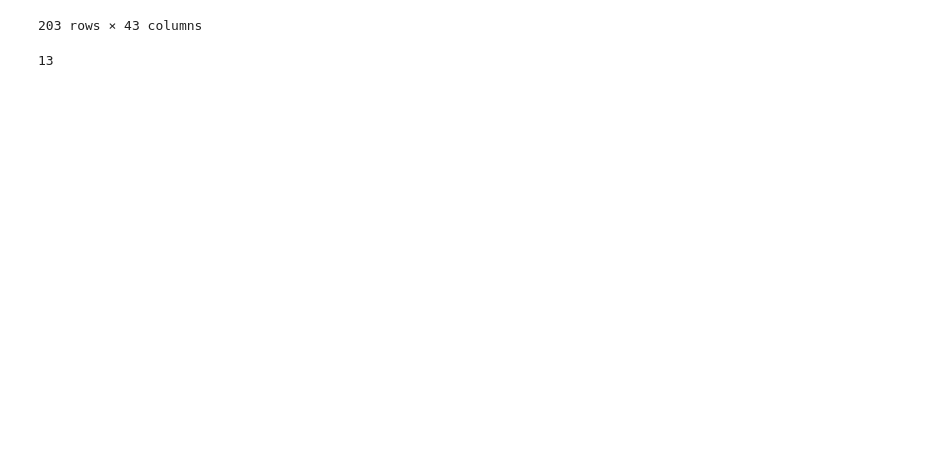
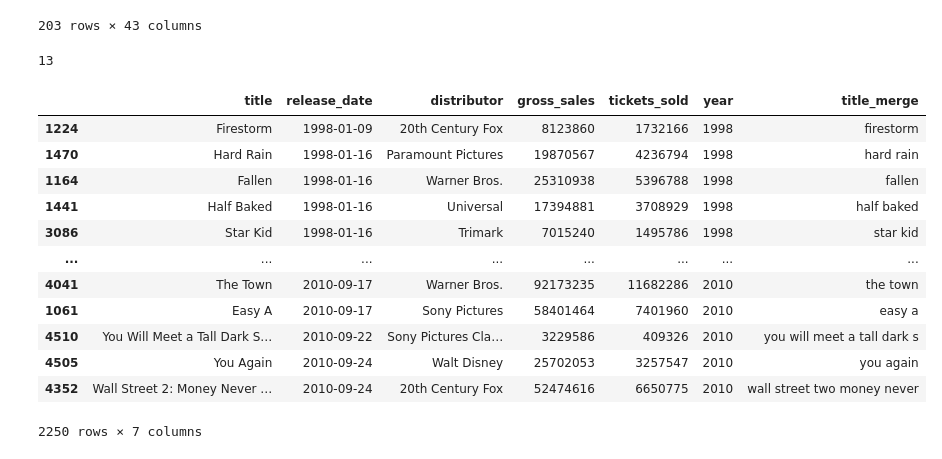
Before and after one commit to tk87-hono/data_analytics_24_4-Capstone_Movie_Group, a Jupyter notebook: clean_merging_book.ipynb, the cells around one changed output. Cells and saved outputs as stored; diff of their text form; code cells hidden in the pictures; blank space fills up the shorter version.

```diff
--- a/clean_merging_book.ipynb
+++ b/clean_merging_book.ipynb
@@ -299,3 +299,20 @@ na_check = ultimate_merge_func(na_df, imdb_aka_df, number_of_columns=7, short=Tr
 | 4006 | earth | 2009-04-22 | Walt Disney | 32011576 | 4268210 | 2009.0 | earth | NaN | ... |
 203 rows × 43 columns
 13
+# %%
+na_upper_df = na_df.sort_values(by='release_date').iloc[:2250].copy()
+na_upper_df
+# %% [output]
+|  | title | release_date | distributor | gross_sales | tickets_sold | year | title_merge |
+| 1224 | Firestorm | 1998-01-09 | 20th Century Fox | 8123860 | 1732166 | 1998 | firestorm |
+| 1470 | Hard Rain | 1998-01-16 | Paramount Pictures | 19870567 | 4236794 | 1998 | hard rain |
+| 1164 | Fallen | 1998-01-16 | Warner Bros. | 25310938 | 5396788 | 1998 | fallen |
+| 1441 | Half Baked | 1998-01-16 | Universal | 17394881 | 3708929 | 1998 | half baked |
+| 3086 | Star Kid | 1998-01-16 | Trimark | 7015240 | 1495786 | 1998 | star kid |
+| ... | ... | ... | ... | ... | ... | ... | ... |
+| 4041 | The Town | 2010-09-17 | Warner Bros. | 92173235 | 11682286 | 2010 | the town |
+| 1061 | Easy A | 2010-09-17 | Sony Pictures | 58401464 | 7401960 | 2010 | easy a |
+| 4510 | You Will Meet a Tall Dark S… | 2010-09-22 | Sony Pictures Cla… | 3229586 | 409326 | 2010 | you will meet a tall dark s |
+| 4505 | You Again | 2010-09-24 | Walt Disney | 25702053 | 3257547 | 2010 | you again |
+| 4352 | Wall Street 2: Money Never … | 2010-09-24 | 20th Century Fox | 52474616 | 6650775 | 2010 | wall street two money never |
+2250 rows × 7 columns
```
Also changed, not shown: parts of 18 cells of this notebook, 1 other file.
